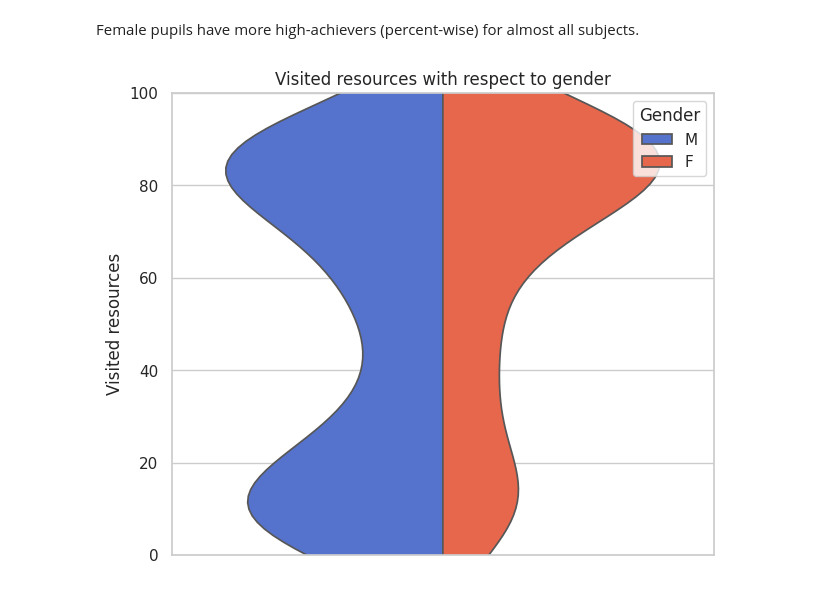
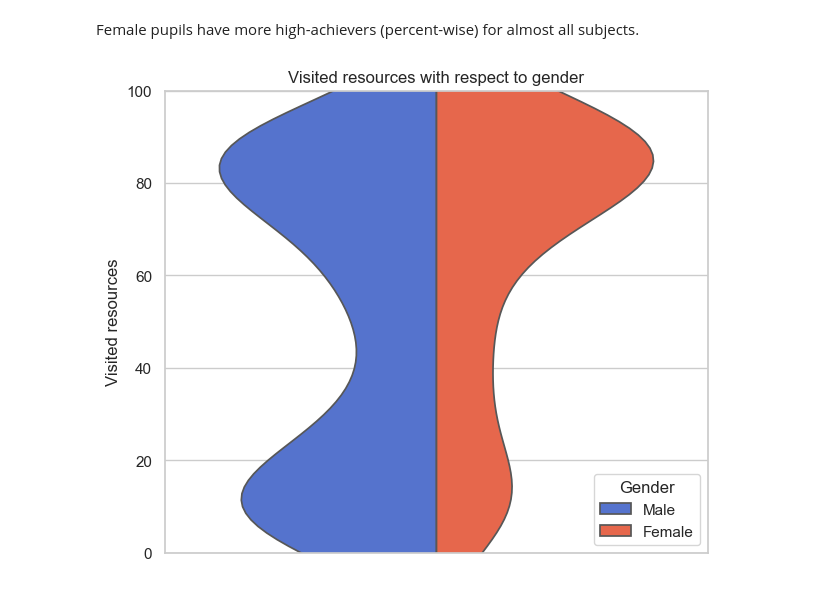
Before and after one commit to vasia-korz/ml_case_study, a Jupyter notebook: attribute_analysis.ipynb, the cells around one changed output. Saved outputs shown, nothing was run; the diff lists cells and outputs as text; code cells hidden in the pictures.

```diff
--- a/attribute_analysis.ipynb
+++ b/attribute_analysis.ipynb
@@ -671,18 +708,18 @@ Female pupils have more high-achievers (percent-wise) for almost all subjects.
 # %%
 df_v = df.copy()
 df_v['dummy'] = [1 for _ in range(df.shape[0])]
 plt.figure(figsize=(7, 6))
 sns.violinplot(df_v, x='dummy', y='VisITedResources', hue='gender', split=True, inner=None, palette=gender_color_palette[::-1], )
 
 plt.ylim(0, 100)
 plt.title('Visited resources with respect to gender')
 plt.xticks([])
 plt.xlabel("")
 plt.ylabel("Visited resources")
-plt.legend(title='Gender')
+plt.legend(title='Gender', labels=["Male", "Female"], loc="lower right")
 plt.show()
 # %% [output]
-[figure, old version]
+[figure, new version]
 # %%
 female = df[df['gender'] == 'F']
 male = df[df['gender'] == 'M']
```
Also changed, not shown: parts of 55 cells of this notebook, 1 other file.
